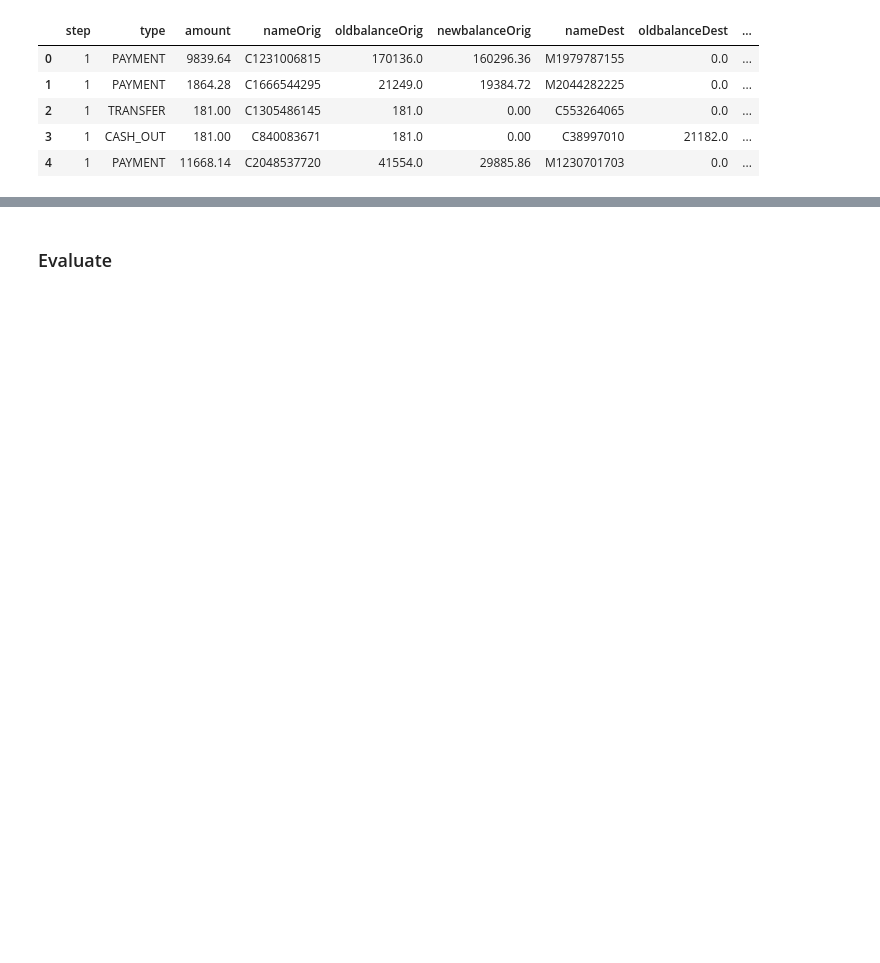
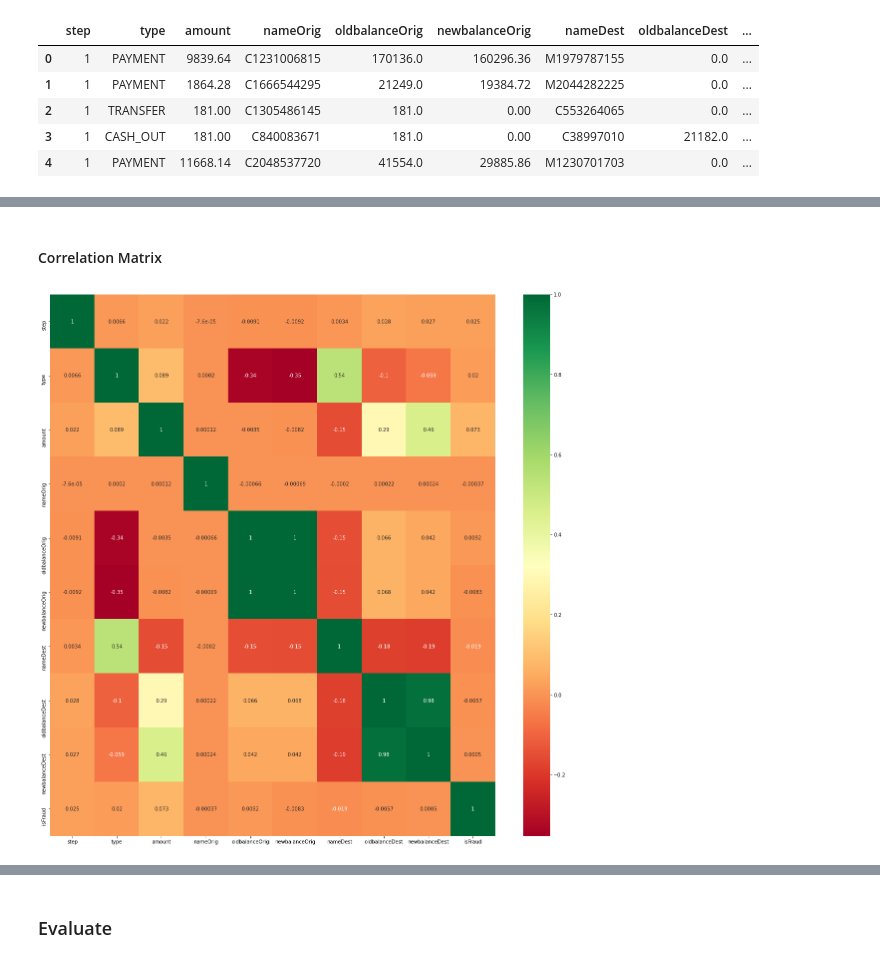
Before and after one commit to GabrielSandoval/plentina, a Jupyter notebook: notebooks/Train.ipynb, the cells around one changed output, grey strips where cells are left out. Cells and saved outputs as stored; diff of their text form; code cells hidden in the pictures; blank space fills up the shorter version.

```diff
--- a/notebooks/Train.ipynb
+++ b/notebooks/Train.ipynb
@@ -18,0 +23,18 @@ transactions.head()
+# %%
+origNames = np.array(transactions["nameOrig"].unique())
+destNames = np.array(transactions["nameDest"].unique())
+account_names = np.unique(np.concatenate((origNames, destNames)))
+account_encoder = LabelEncoder()
+account_encoder.fit(account_names)
+account_encoder.classes_ = np.append(account_encoder.classes_, "<unknown>")
+
+type_encoder = LabelEncoder()
+type_names = transactions["type"].unique()
+type_encoder.fit(type_names)
+type_encoder.classes_ = np.append(type_encoder.classes_, "<unknown>")
+
+transactions["nameOrig"] = account_encoder.transform(transactions["nameOrig"])
+transactions["nameDest"] = account_encoder.transform(transactions["nameDest"])
+transactions["type"]     = type_encoder.transform(transactions["type"])
+
+transactions
@@ -18,0 +55,12 @@ transactions.head()
+# %% [markdown]
+#### Correlation Matrix
+# %%
+import seaborn as sns
+import matplotlib.pyplot as plt
+
+corrmat = transactions.corr()
+top_corr_features = corrmat.index
+plt.figure(figsize=(20,20))
+g = sns.heatmap(transactions[top_corr_features].corr(), annot=True, cmap="RdYlGn")
+# %% [output]
+[figure, added]
```
Also changed, not shown: parts of 15 cells of this notebook, 1 other file.
